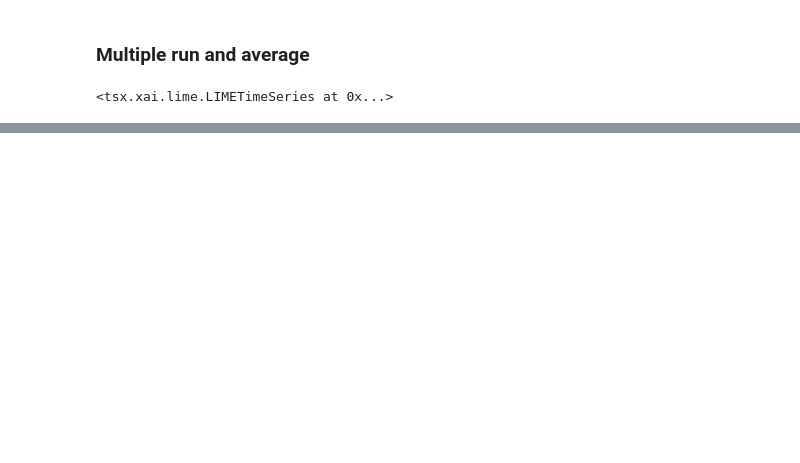
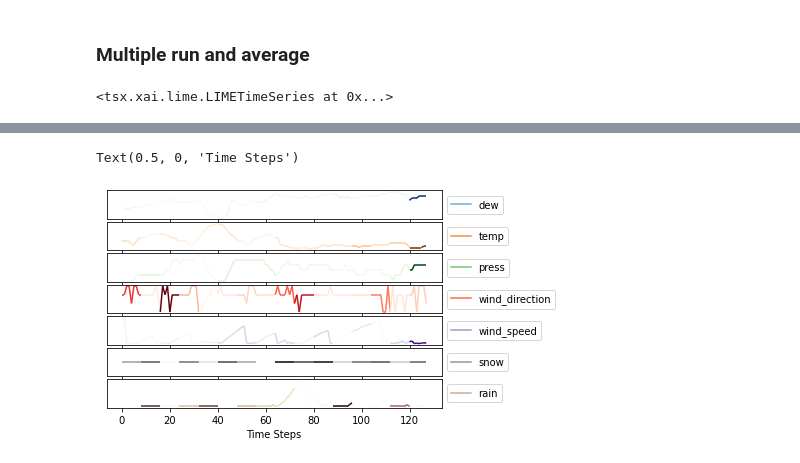
Before and after one commit to dungthuapps/tsx, a Jupyter notebook: notebooks/tsx-mts-async.ipynb, the cells around one changed output, grey strips where cells are left out. Cells and saved outputs as stored; diff of their text form; code cells hidden in the pictures; blank space fills up the shorter version.

```diff
--- a/notebooks/tsx-mts-async.ipynb
+++ b/notebooks/tsx-mts-async.ipynb
@@ -129,0 +129,27 @@ plt_coef(coef, feature_names=independents, legend=False, title=False)
+# %%
+# Multi-run average - x_coef
+# Convert coef -> original form of x:
+#   Todo: update _x_masked inside the perturbation or limeTS
+x_df = get_instance_x(df_norm, n_steps, independents)
+x_arr = x_df.values.T
+x_coef = ts_lime.perturb_obj._x_masked(x_arr, coef)
+x_coef_df = pd.DataFrame(x_coef.T, columns=independents)
+
+# rescale weights to 0 and 1 (for color maping)
+#   here use absolute values (or use another scaler)
+w_norm = x_scaler.fit_transform(abs(x_coef.T))
+# %%
+# multi-run average - plot X with coef as colors mapping.
+c = ["Blues", "Oranges", "Greens", "Reds", "Purples", "Greys", "pink_r"]
+
+# Plot coeficients with x
+#   + more to avoid white area
+plt_x_coef(x_arr, w_norm.T, c, names=independents)
+# Other adjust for the graph
+fig = plt.gcf()
+plt_hide_yticks(fig)
+plt.subplots_adjust(hspace=0.1)
+plt.xlabel("Time Steps")
+# %% [output]
+Text(0.5, 0, 'Time Steps')
+[figure, added]
```
Also changed, not shown: parts of 9 cells of this notebook, 3 other files.
